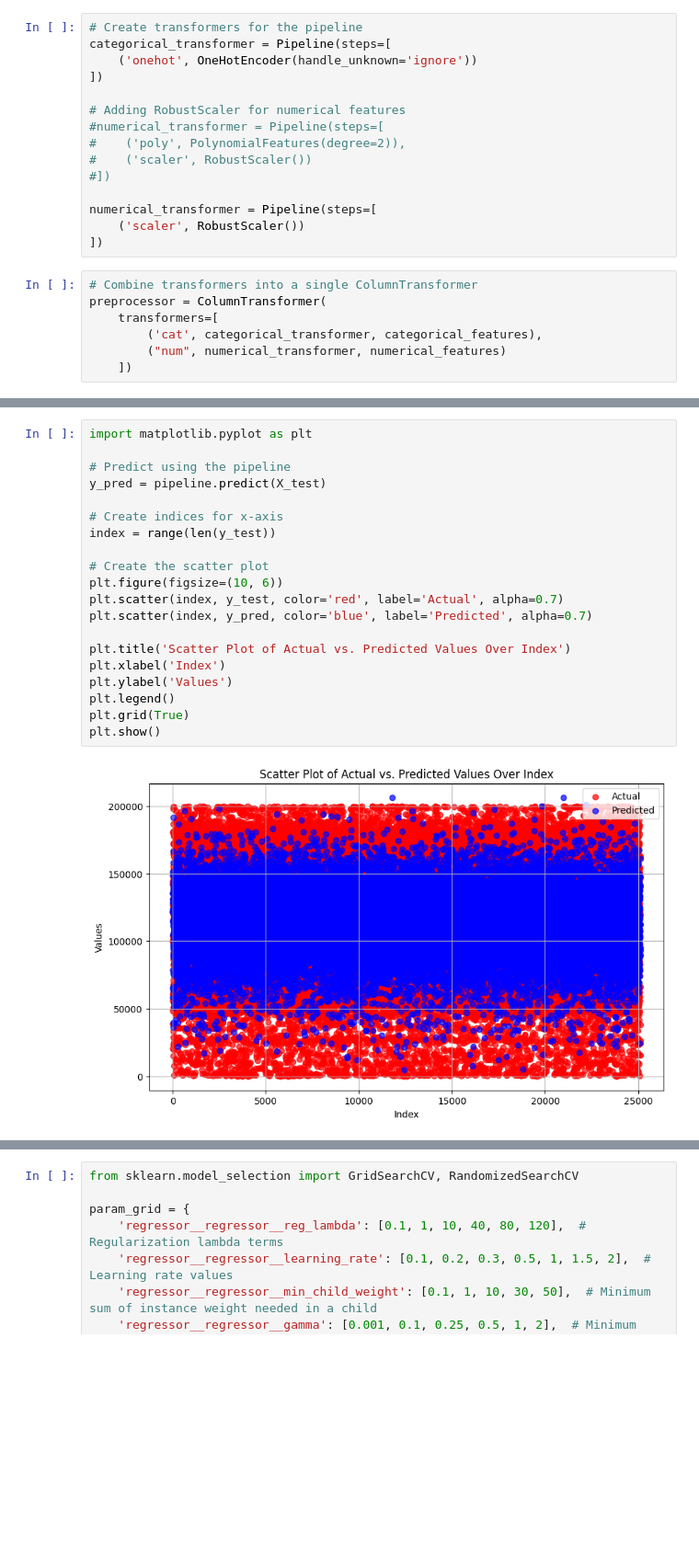
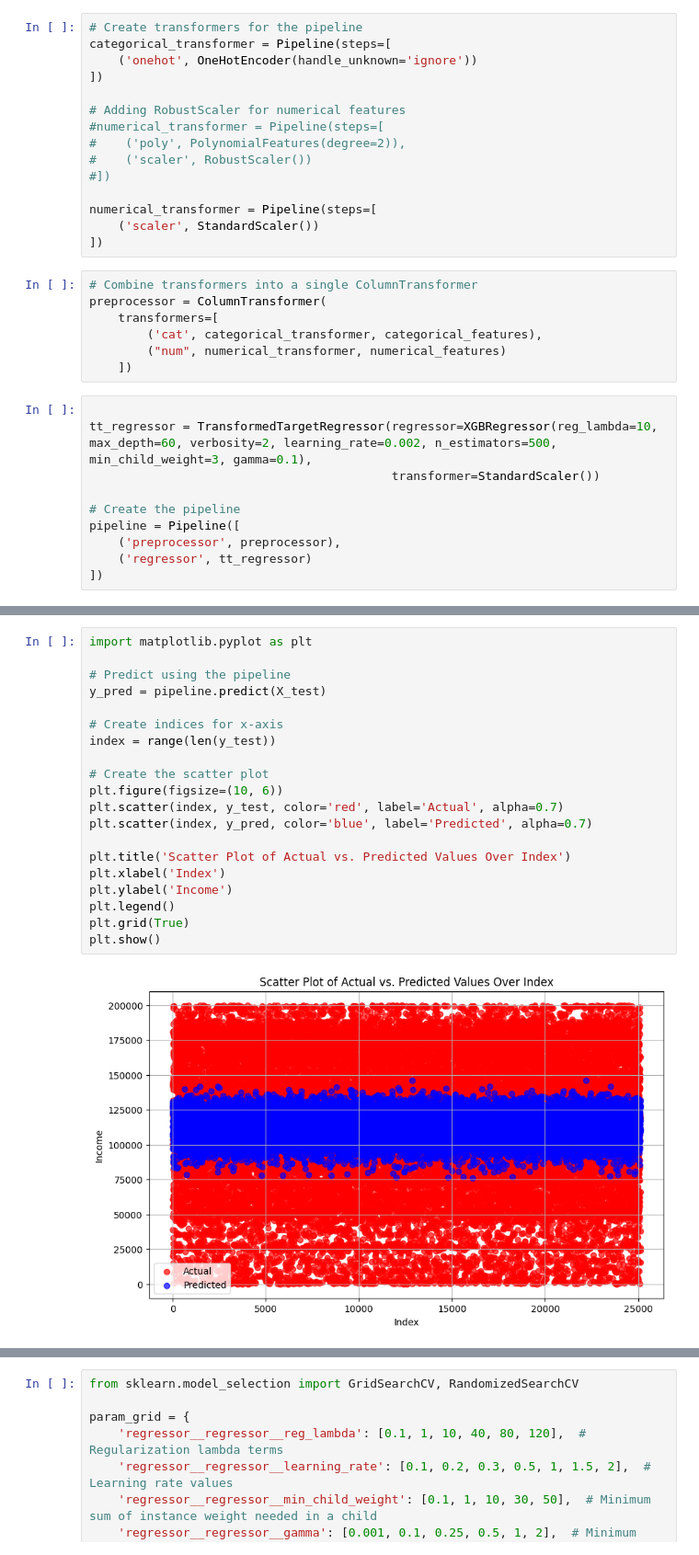
Before and after one commit to gomgom50/MLKursus, a Jupyter notebook: O4/O4_XGBoost_Regressor.ipynb, the cells around one changed output, grey strips where cells are left out. Shown at 92% size. Cells and saved outputs as stored; diff of their text form; blank space fills up the shorter version.

```diff
--- a/O4/O4_XGBoost_Regressor.ipynb
+++ b/O4/O4_XGBoost_Regressor.ipynb
@@ -58,7 +66,7 @@ categorical_transformer = Pipeline(steps=[
 #])
 
 numerical_transformer = Pipeline(steps=[
-    ('scaler', RobustScaler())
+    ('scaler', StandardScaler())
 ])
 # %%
 # Combine transformers into a single ColumnTransformer
@@ -67,4 +75,14 @@ preprocessor = ColumnTransformer(
         ('cat', categorical_transformer, categorical_features),
         ("num", numerical_transformer, numerical_features)
     ])
+# %%
+
+tt_regressor = TransformedTargetRegressor(regressor=XGBRegressor(reg_lambda=10, max_depth=60, verbosity=2, learning_rate=0.002, n_estimators=500, min_child_weight=3, gamma=0.1),
+                                          transformer=StandardScaler())
+
+# Create the pipeline
+pipeline = Pipeline([
+    ('preprocessor', preprocessor),
+    ('regressor', tt_regressor)
+])
 # %%
@@ -124,25 +133,25 @@ Mean Squared Error: 3175667427.0142446
 # %%
 import matplotlib.pyplot as plt
 
 # Predict using the pipeline
 y_pred = pipeline.predict(X_test)
 
 # Create indices for x-axis
 index = range(len(y_test))
 
 # Create the scatter plot
 plt.figure(figsize=(10, 6))
 plt.scatter(index, y_test, color='red', label='Actual', alpha=0.7)
 plt.scatter(index, y_pred, color='blue', label='Predicted', alpha=0.7)
 
 plt.title('Scatter Plot of Actual vs. Predicted Values Over Index')
 plt.xlabel('Index')
-plt.ylabel('Values')
+plt.ylabel('Income')
 plt.legend()
 plt.grid(True)
 plt.show()
 # %% [output]
-[figure, old version]
+[figure, new version]
 # %%
 # Calculate residuals
 residuals = y_test - y_pred
```
Also changed, not shown: parts of 8 cells of this notebook, 1 other file.
